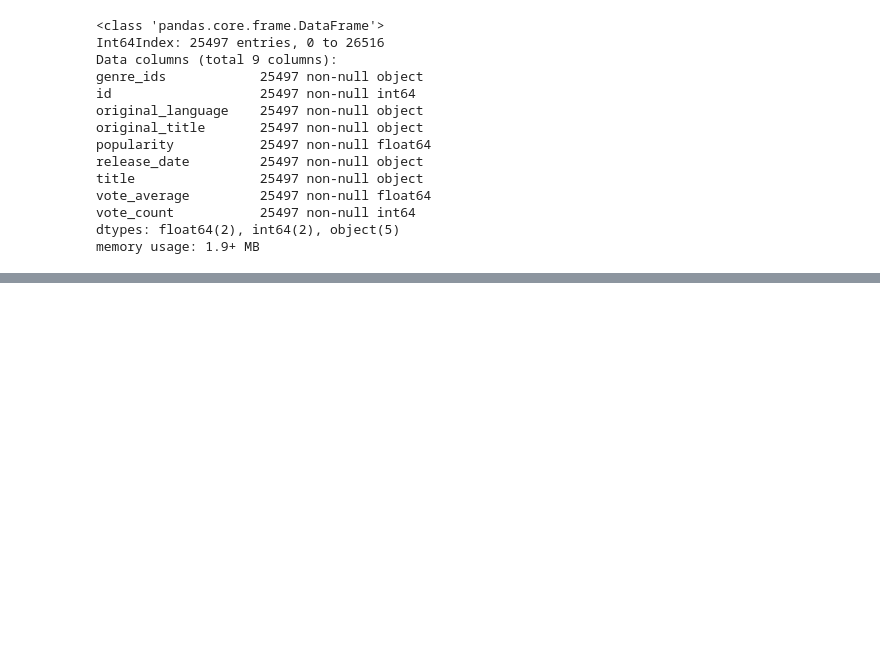
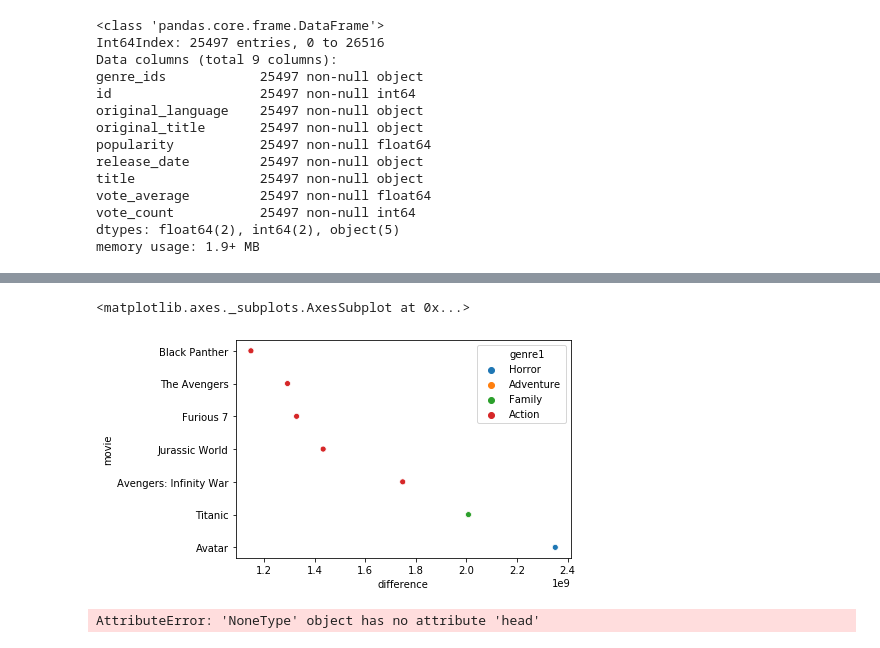
Before and after one commit to Aper012/Phase-1-project, a Jupyter notebook: Question 2.ipynb, the cells around one changed output, grey strips where cells are left out. Saved outputs shown, nothing was run; the diff lists cells and outputs as text; code cells hidden in the pictures; blank space fills up the shorter version.

```diff
--- a/Question 2.ipynb
+++ b/Question 2.ipynb
@@ -218,0 +416,2 @@ tmdb_movies_df.head()
+# %%
+movie_details_df['genres2'] = movie_details_df['genres_split'].map(lambda x: y if len(x) < 2 else x[1])
@@ -218,0 +427,2 @@ tmdb_movies_df.head()
+# %%
+movie_details_df['genres3'] = movie_details_df['genres_split'].map(lambda x: y if len(x) < 3 else x[2])
@@ -218,0 +438,2 @@ tmdb_movies_df.head()
+# %%
+movie_details_df.drop(columns = ['genres', 'genres_split'], inplace = True)
@@ -218,0 +461,2 @@ tmdb_movies_df.head()
+# %%
+movie_details_df.drop(columns = ['primary_title', 'start_year'], inplace = True)
@@ -218,0 +529,6 @@ tmdb_movies_df.head()
+# %%
+sns.scatterplot(x = 'difference', y = 'movie', hue = 'genre1',
+               data = movie_details_df.sort_values(by = 'difference', ascending = False)[:8])
+# %% [output]
+<matplotlib.axes._subplots.AxesSubplot at 0x...>
+[figure, added]
@@ -218,0 +537,4 @@ tmdb_movies_df.head()
+# %%
+movie_genre.reset_index(inplace = True).head()
+# %% [output]
+AttributeError: 'NoneType' object has no attribute 'head'
```
Also changed, not shown: parts of 60 cells of this notebook, 1 other file.
